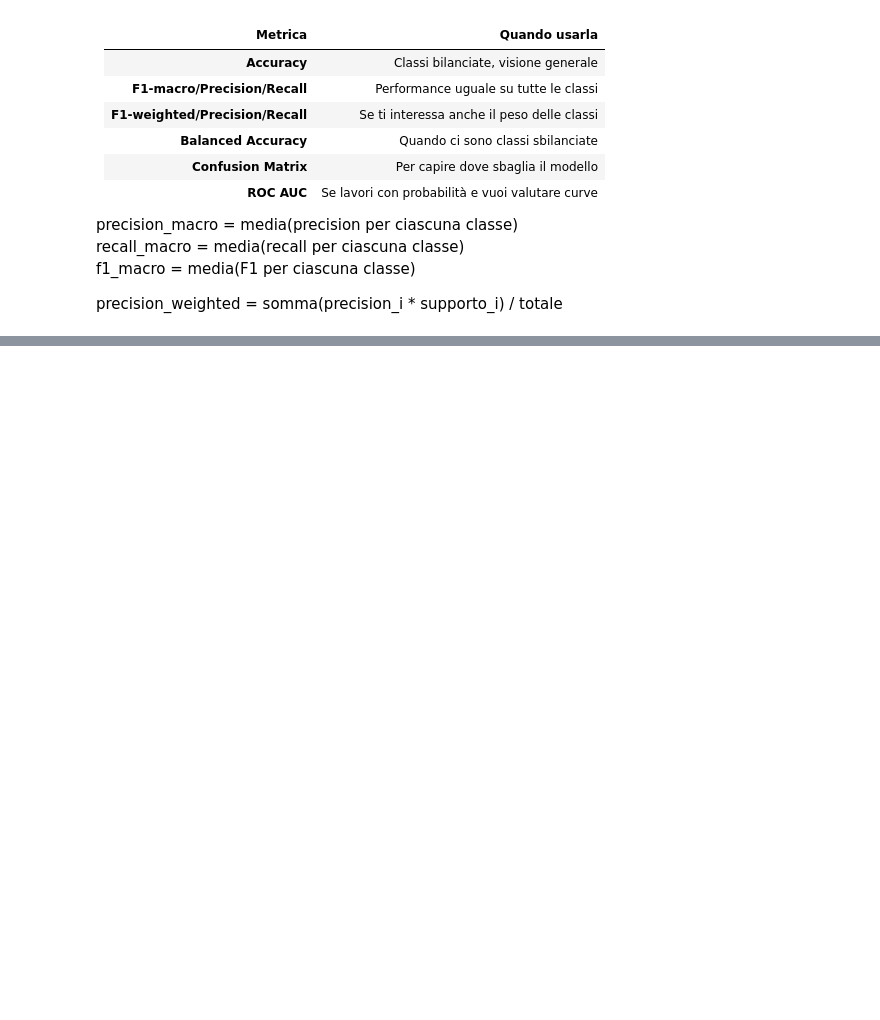
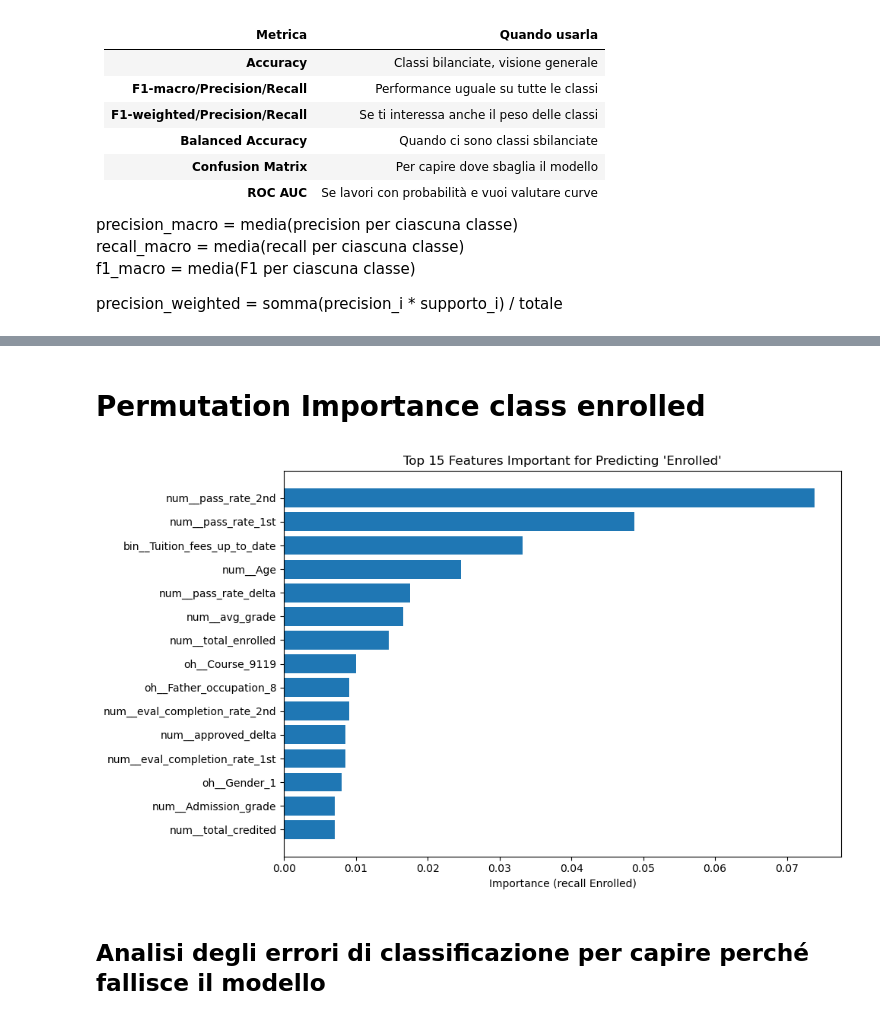
Before and after one commit to martiFabia/DMML_project, a Jupyter notebook: notebook/main-multi-label.ipynb, the cells around one changed output, grey strips where cells are left out. Drawn from its saved outputs; the diff is of its cells as text; code cells hidden in the pictures; blank space fills up the shorter version.

```diff
--- a/notebook/main-multi-label.ipynb
+++ b/notebook/main-multi-label.ipynb
@@ -1194,0 +339,52 @@ Classification report for RandomForest (tuned) (best estimator):
+# %% [markdown]
+# Permutation Importance class enrolled
+# %%
+from sklearn.inspection import permutation_importance
+from sklearn.metrics import make_scorer, recall_score
+import numpy as np
+import pandas as pd
+import matplotlib.pyplot as plt
+
+def recall_enrolled(y_true, y_pred):
+   return recall_score(y_true, y_pred, average=None, labels=[0, 1, 2])[1]
+
+# 1. Trasforma X_test completamente (feature engineering + preprocessing)
+X_test_fe = rf_pipeline.named_steps['feature_transformer'].transform(X_test)
+X_test_processed = rf_pipeline.named_steps['preprocessing'].transform(X_test_fe)
+
+if hasattr(X_test_processed, "toarray"):
+    X_test_processed = X_test_processed.toarray()
+
+# 2. Estrai modello dalla rf_pipeline
+model = rf_pipeline.named_steps['model']
+
+# 3. Ottieni nomi delle feature trasformate
+feature_names = rf_pipeline.named_steps['preprocessing'].get_feature_names_out()
+
+# 4. Calcola permutation importance SUL MODELLO FINALE (fuori dalla rf_pipeline)
+result = permutation_importance(
+    model,
+    X_test_processed, y_test,
+    scoring=make_scorer(recall_enrolled),
+    n_repeats=10,
+    random_state=42,
+    n_jobs=-1
+)
+
+# 5. Crea DataFrame ordinato
+importance_df = pd.DataFrame({
+    'Feature': feature_names,
+    'Importance': result.importances_mean
+}).sort_values(by='Importance', ascending=False)
+
+# 6. Plot
+plt.figure(figsize=(10, 6))
+plt.barh(importance_df['Feature'][:15][::-1], importance_df['Importance'][:15][::-1])
+plt.xlabel("Importance (recall Enrolled)")
+plt.title("Top 15 Features Important for Predicting 'Enrolled'")
+plt.tight_layout()
+plt.show()
+# %% [output]
+[figure, added]
+# %% [markdown]
+## Analisi degli errori di classificazione per capire perché fallisce il modello
```
Also changed, not shown: parts of 41 cells of this notebook, 18 other files.
